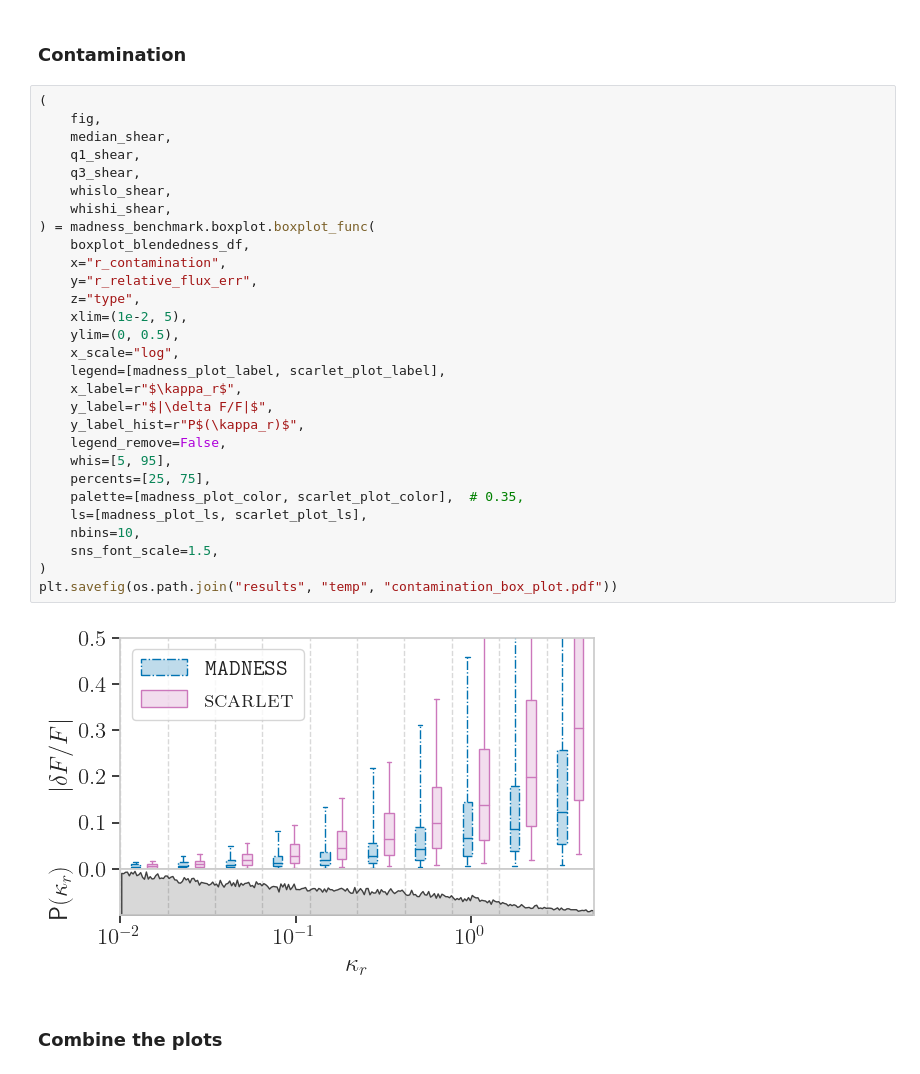
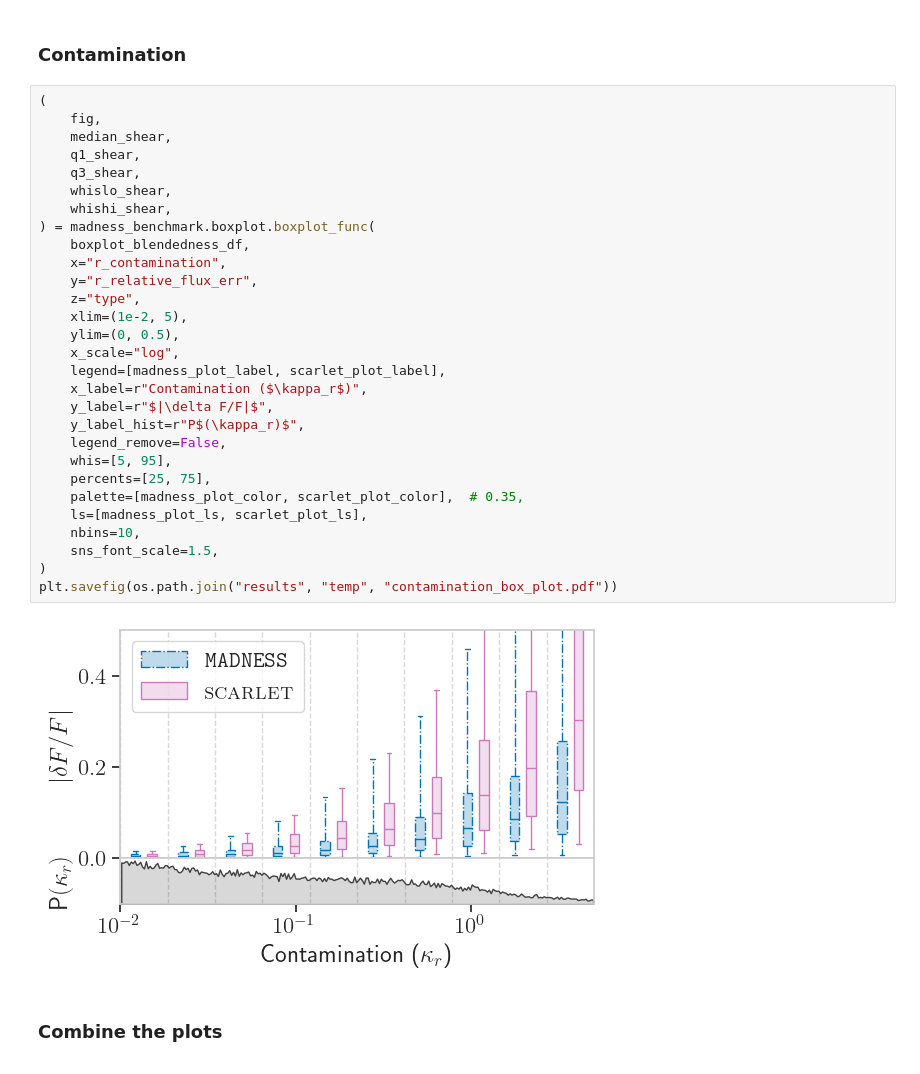
Before and after one commit to b-biswas/madness-benchmark, a Jupyter notebook: notebooks/4.2 Aperture photometry.ipynb, the cells around one changed output. Cells and saved outputs as stored; diff of their text form.

Commit message:
update x labels

```diff
--- a/notebooks/4.2 Aperture photometry.ipynb
+++ b/notebooks/4.2 Aperture photometry.ipynb
@@ -579,34 +579,34 @@ plt.savefig(os.path.join("results", "temp", "blendedness_box_plot.pdf"))
 # %%
 (
     fig,
     median_shear,
     q1_shear,
     q3_shear,
     whislo_shear,
     whishi_shear,
 ) = madness_benchmark.boxplot.boxplot_func(
     boxplot_blendedness_df,
     x="r_contamination",
     y="r_relative_flux_err",
     z="type",
     xlim=(1e-2, 5),
     ylim=(0, 0.5),
     x_scale="log",
     legend=[madness_plot_label, scarlet_plot_label],
-    x_label=r"$\kappa_r$",
+    x_label=r"Contamination ($\kappa_r$)",
     y_label=r"$|\delta F/F|$",
     y_label_hist=r"P$(\kappa_r)$",
     legend_remove=False,
     whis=[5, 95],
     percents=[25, 75],
     palette=[madness_plot_color, scarlet_plot_color],  # 0.35,
     ls=[madness_plot_ls, scarlet_plot_ls],
     nbins=10,
     sns_font_scale=1.5,
 )
 plt.savefig(os.path.join("results", "temp", "contamination_box_plot.pdf"))
 # %% [output]
-[figure, old version]
+[figure, new version]
 # %% [markdown]
 ### Combine the plots
 # %%
```
Also changed, not shown: parts of 2 cells of this notebook.
